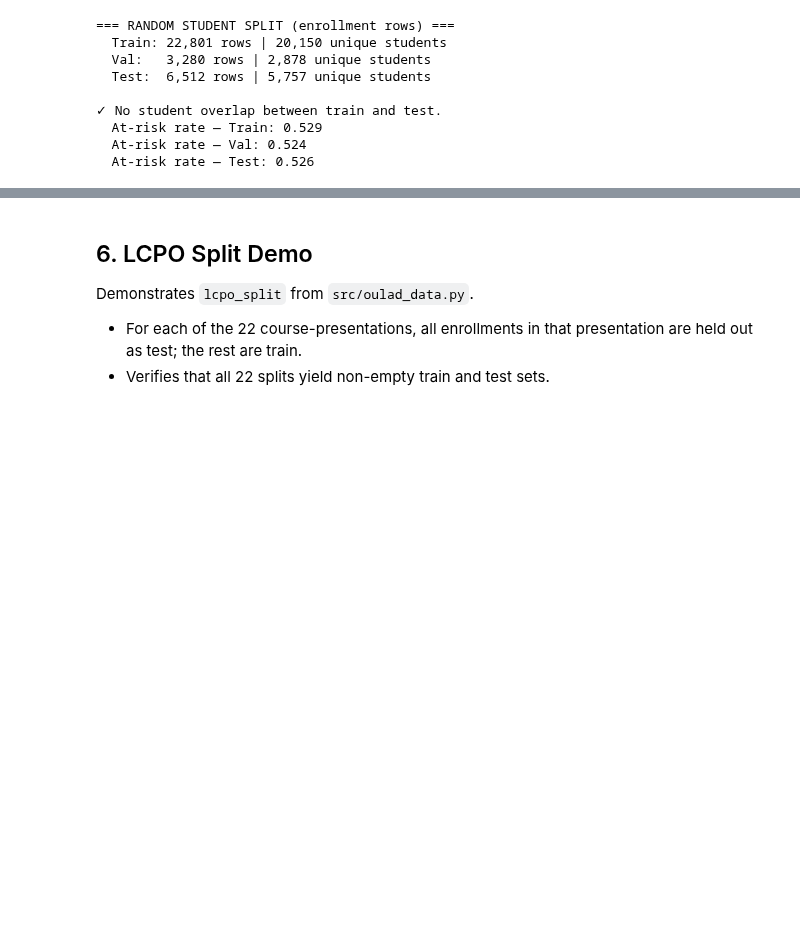
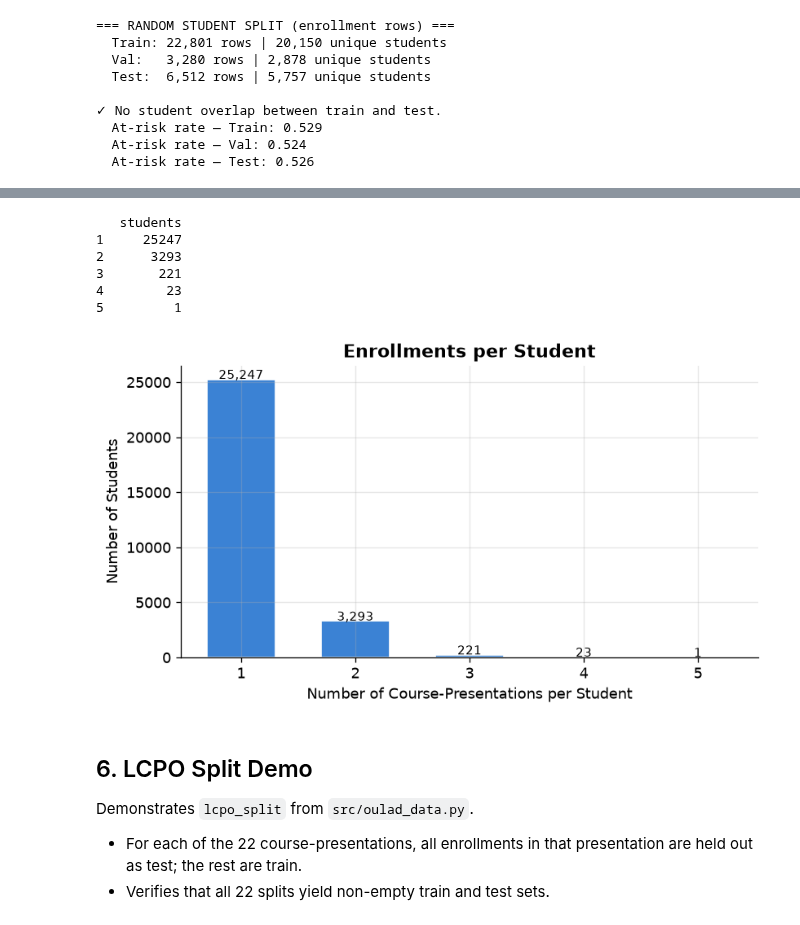
Before and after one commit to reyquiroz/OULAD_CourseAware, a Jupyter notebook: notebooks/OULAD_Graph_Analysis_Final.ipynb, the cells around one changed output, grey strips where cells are left out. Cells and saved outputs as stored; diff of their text form; code cells hidden in the pictures; blank space fills up the shorter version.

```diff
--- a/notebooks/OULAD_Graph_Analysis_Final.ipynb
+++ b/notebooks/OULAD_Graph_Analysis_Final.ipynb
@@ -212,3 +348,28 @@ for name, df in [('Train', train_enroll), ('Val', val_enroll), ('Test', test_enr
+# %%
+enroll_per_student = enrollments.groupby('id_student').size()
+
+fig, ax = plt.subplots(figsize=(7, 4))
+counts = enroll_per_student.value_counts().sort_index()
+ax.bar(counts.index, counts.values, color=ACCENT, edgecolor='white', width=0.6)
+ax.set_xlabel('Number of Course-Presentations per Student')
+ax.set_ylabel('Number of Students')
+ax.set_title('Enrollments per Student', fontweight='bold')
+ax.xaxis.set_major_locator(mticker.MaxNLocator(integer=True))
+for xi, yi in zip(counts.index, counts.values):
+    ax.text(xi, yi + 50, f'{yi:,}', ha='center', fontsize=9)
+
+print(enroll_per_student.value_counts().sort_index().rename('students').to_frame())
+plt.tight_layout()
+plt.savefig(PROJECT_ROOT / 'results/graph/artifacts/viz_enrollments_per_student.png', bbox_inches='tight')
+plt.show()
+# %% [output]
+   students
+1     25247
+2      3293
+3       221
+4        23
+5         1
+[figure, added]
 # %% [markdown]
 ## 6. LCPO Split Demo
 
```
Also changed, not shown: parts of 18 cells of this notebook, 8 other files.
